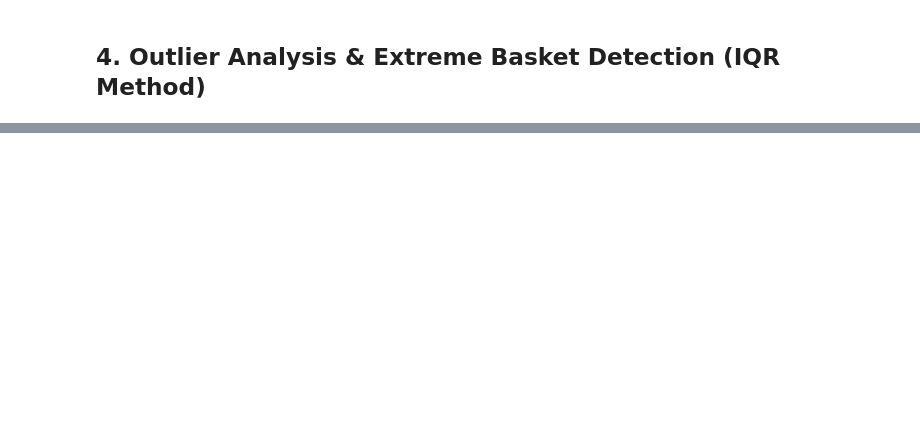
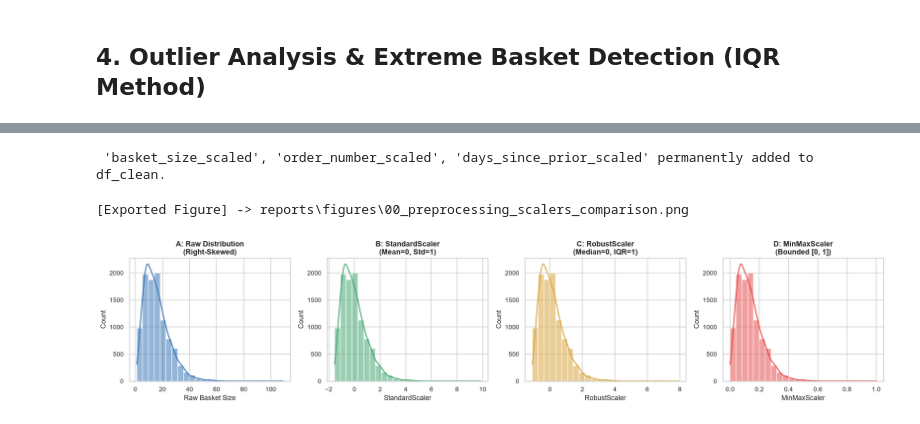
Before and after one commit to Chathuka-Pehesara/supermarket-basket-reorder-analytics, a Jupyter notebook: notebooks/01_eda_preprocessing.ipynb, the cells around one changed output, grey strips where cells are left out. Cells and saved outputs as stored; diff of their text form; code cells hidden in the pictures; blank space fills up the shorter version.

Commit message:
fix: resolve some techniques didnt applied to the entire dataset

```diff
--- a/notebooks/01_eda_preprocessing.ipynb
+++ b/notebooks/01_eda_preprocessing.ipynb
@@ -205,0 +228,23 @@ Outlier Orders Count     : 6,589 (3.29% of orders)
+# %%
+# Scaling benchmark on valid repeat orders
+sample_scale = (
+    df_clean.query("days_since_prior_order >= 0")[["basket_size", "order_number", "days_since_prior_order"]]
+    .sample(10000, random_state=42)
+)
+
+scaler_std = StandardScaler()
+scaler_rob = RobustScaler()
+scaler_minmax = MinMaxScaler()
+
+scaled_std = scaler_std.fit_transform(sample_scale)
+scaled_rob = scaler_rob.fit_transform(sample_scale)
+scaled_minmax = scaler_minmax.fit_transform(sample_scale)
+
+df_scale_compare = pd.DataFrame({
+    "Raw Basket Size": sample_scale["basket_size"],
+    "StandardScaler": scaled_std[:, 0],
+    "RobustScaler": scaled_rob[:, 0],
+    "MinMaxScaler": scaled_minmax[:, 0]
+})
+print("Scaler Comparison Benchmark (Sample):")
+display(df_scale_compare.describe().round(3))
@@ -205,0 +262,37 @@ Outlier Orders Count     : 6,589 (3.29% of orders)
+# %%
+# PERMANENT FEATURE SCALING APPLIED ACROSS ALL 2,019,501 ROWS OF df_clean
+scaler_full = RobustScaler()
+
+df_clean["basket_size_scaled"] = scaler_full.fit_transform(df_clean[["basket_size_capped"]]).astype("float32")
+df_clean["order_number_scaled"] = scaler_full.fit_transform(df_clean[["order_number"]]).astype("float32")
+
+# Scale days_since_prior_order for valid repeat orders, assigning baseline orders 0
+valid_mask = df_clean["days_since_prior_order"] >= 0
+scaled_days = np.zeros(len(df_clean), dtype="float32")
+scaled_days[valid_mask] = scaler_full.fit_transform(df_clean.loc[valid_mask, ["days_since_prior_order"]]).flatten()
+df_clean["days_since_prior_scaled"] = scaled_days
+
+print("\n 'basket_size_scaled', 'order_number_scaled', 'days_since_prior_scaled' permanently added to df_clean.")
+# %% [output]
+ 'basket_size_scaled', 'order_number_scaled', 'days_since_prior_scaled' permanently added to df_clean.
+# %%
+fig, axes = plt.subplots(1, 4, figsize=(18, 4))
+
+sns.histplot(df_scale_compare["Raw Basket Size"], bins=25, kde=True, ax=axes[0], color="#2b6cb0")
+axes[0].set_title("A: Raw Distribution\n(Right-Skewed)", fontweight="bold")
+
+sns.histplot(df_scale_compare["StandardScaler"], bins=25, kde=True, ax=axes[1], color="#38a169")
+axes[1].set_title("B: StandardScaler\n(Mean=0, Std=1)", fontweight="bold")
+
+sns.histplot(df_scale_compare["RobustScaler"], bins=25, kde=True, ax=axes[2], color="#d69e2e")
+axes[2].set_title("C: RobustScaler\n(Median=0, IQR=1)", fontweight="bold")
+
+sns.histplot(df_scale_compare["MinMaxScaler"], bins=25, kde=True, ax=axes[3], color="#e53e3e")
+axes[3].set_title("D: MinMaxScaler\n(Bounded [0, 1])", fontweight="bold")
+
+plt.tight_layout()
+save_figure(fig, "00_preprocessing_scalers_comparison.png")
+plt.show()
+# %% [output]
+[Exported Figure] -> reports\figures\00_preprocessing_scalers_comparison.png
+[figure, added]
```
Also changed, not shown: parts of 13 cells of this notebook.
